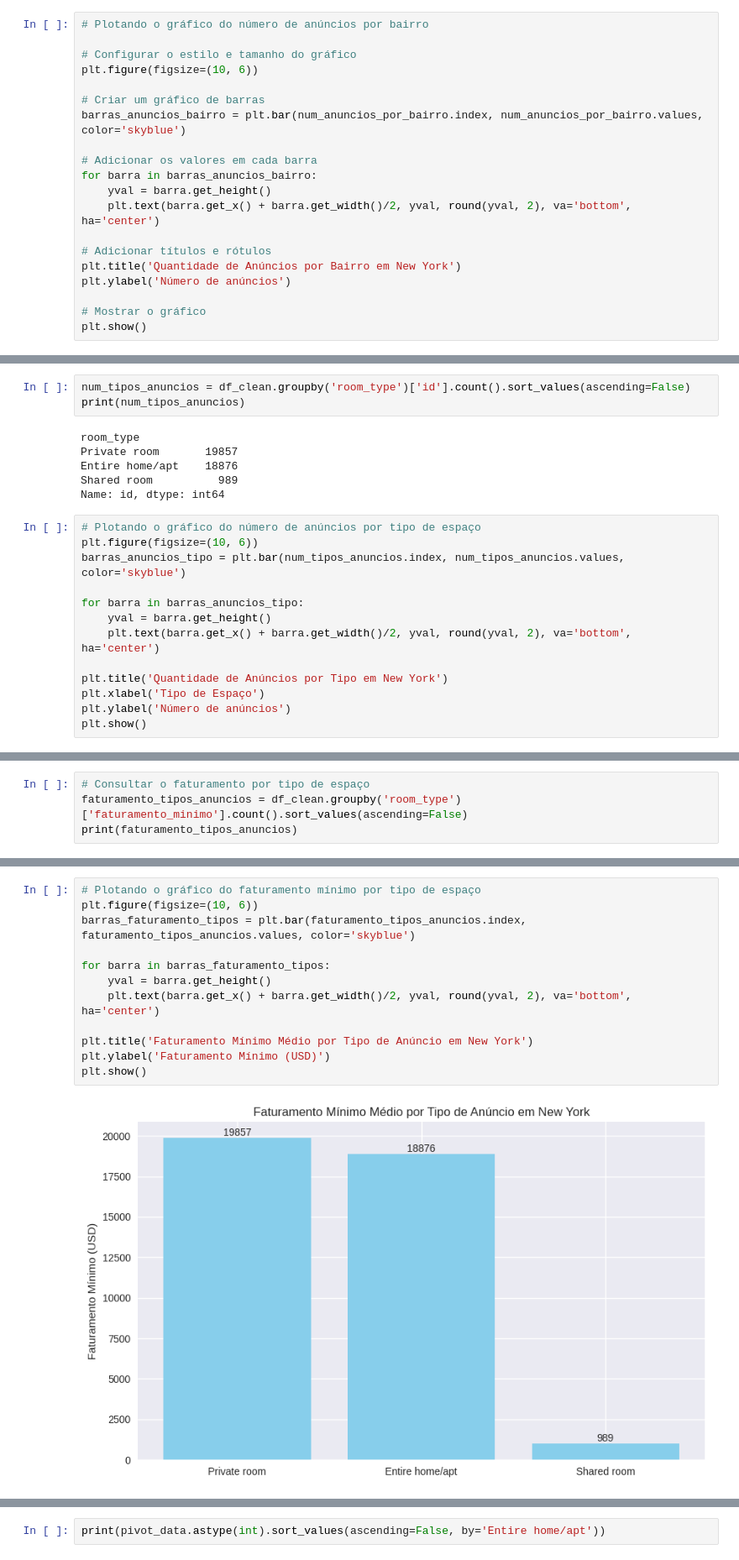
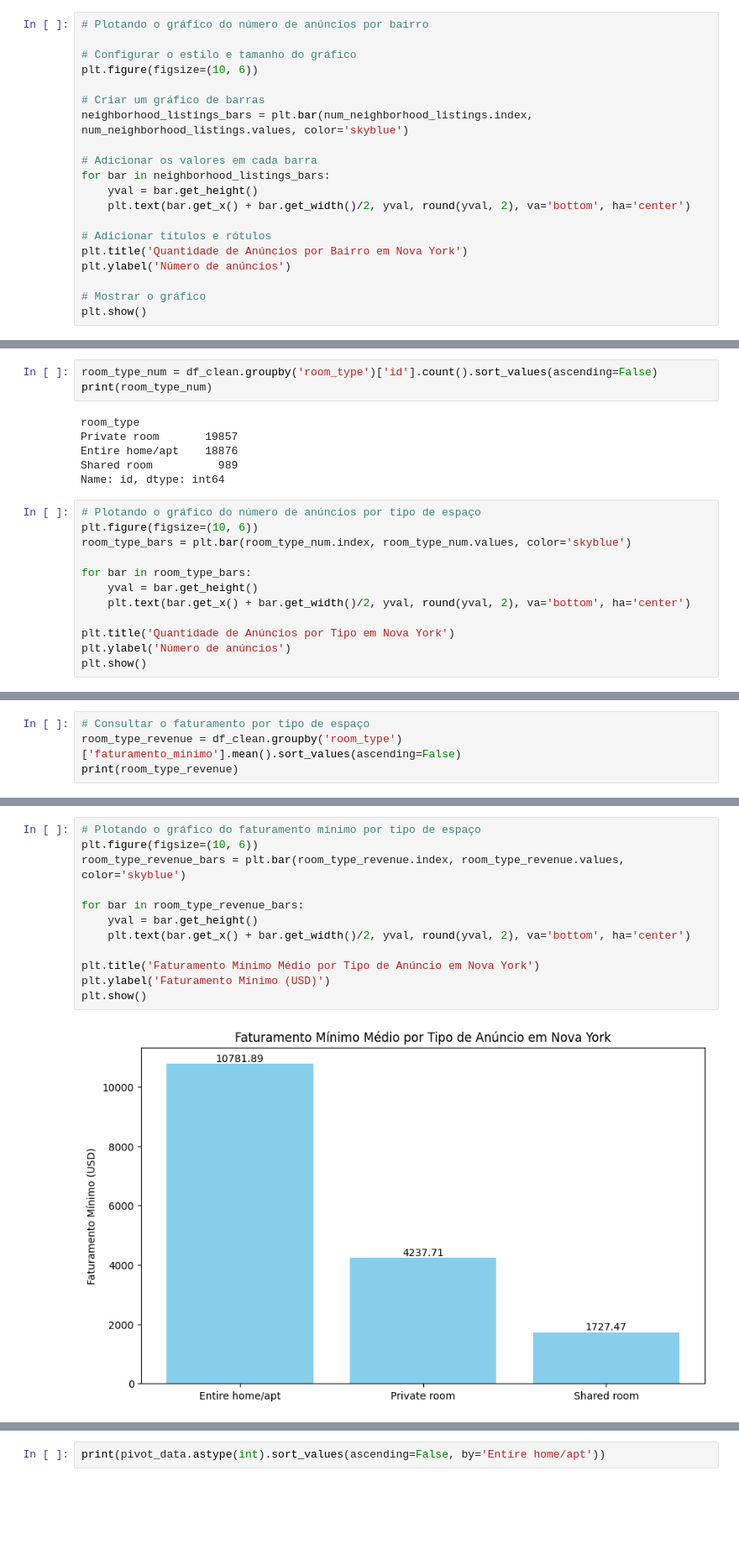
Before and after one commit to drisanches/LH_CD_DRIELLY, a Jupyter notebook: EDA_prediction_model.ipynb, the cells around one changed output, grey strips where cells are left out. Shown at 84% size. Drawn from its saved outputs; the diff is of its cells as text; blank space fills up the shorter version.

```diff
--- a/EDA_prediction_model.ipynb
+++ b/EDA_prediction_model.ipynb
@@ -585,15 +578,15 @@ Name: id, dtype: int64
 plt.figure(figsize=(10, 6))
 
 # Criar um gráfico de barras
-barras_anuncios_bairro = plt.bar(num_anuncios_por_bairro.index, num_anuncios_por_bairro.values, color='skyblue')
+neighborhood_listings_bars = plt.bar(num_neighborhood_listings.index, num_neighborhood_listings.values, color='skyblue')
 
 # Adicionar os valores em cada barra
-for barra in barras_anuncios_bairro:
-    yval = barra.get_height()
-    plt.text(barra.get_x() + barra.get_width()/2, yval, round(yval, 2), va='bottom', ha='center')
+for bar in neighborhood_listings_bars:
+    yval = bar.get_height()
+    plt.text(bar.get_x() + bar.get_width()/2, yval, round(yval, 2), va='bottom', ha='center')
 
 # Adicionar títulos e rótulos
-plt.title('Quantidade de Anúncios por Bairro em New York')
+plt.title('Quantidade de Anúncios por Bairro em Nova York')
 plt.ylabel('Número de anúncios')
 
 # Mostrar o gráfico
@@ -658,8 +651,8 @@ Assim, as cinco regiões de Manhattan mais promissoras em termos de rentabilidad
 # %% [markdown]
 ### 1.5 Análise dos Tipos de Espaço
 # %%
-num_tipos_anuncios = df_clean.groupby('room_type')['id'].count().sort_values(ascending=False)
-print(num_tipos_anuncios)
+room_type_num = df_clean.groupby('room_type')['id'].count().sort_values(ascending=False)
+print(room_type_num)
 # %% [output]
 room_type
 Private room       19857
@@ -669,14 +662,13 @@ Name: id, dtype: int64
 # %%
 # Plotando o gráfico do número de anúncios por tipo de espaço
 plt.figure(figsize=(10, 6))
-barras_anuncios_tipo = plt.bar(num_tipos_anuncios.index, num_tipos_anuncios.values, color='skyblue')
+room_type_bars = plt.bar(room_type_num.index, room_type_num.values, color='skyblue')
 
-for barra in barras_anuncios_tipo:
-    yval = barra.get_height()
-    plt.text(barra.get_x() + barra.get_width()/2, yval, round(yval, 2), va='bottom', ha='center')
+for bar in room_type_bars:
+    yval = bar.get_height()
+    plt.text(bar.get_x() + bar.get_width()/2, yval, round(yval, 2), va='bottom', ha='center')
 
-plt.title('Quantidade de Anúncios por Tipo em New York')
-plt.xlabel('Tipo de Espaço')
+plt.title('Quantidade de Anúncios por Tipo em Nova York')
 plt.ylabel('Número de anúncios')
 plt.show()
 # %% [output]
@@ -684,6 +678,6 @@ plt.show()
 # %%
 # Consultar o faturamento por tipo de espaço
-faturamento_tipos_anuncios = df_clean.groupby('room_type')['faturamento_minimo'].count().sort_values(ascending=False)
-print(faturamento_tipos_anuncios)
+room_type_revenue = df_clean.groupby('room_type')['faturamento_minimo'].mean().sort_values(ascending=False)
+print(room_type_revenue)
 # %% [output]
 room_type
@@ -694,14 +688,14 @@ Name: faturamento_minimo, dtype: int64
 # %%
 # Plotando o gráfico do faturamento mínimo por tipo de espaço
 plt.figure(figsize=(10, 6))
-barras_faturamento_tipos = plt.bar(faturamento_tipos_anuncios.index, faturamento_tipos_anuncios.values, color='skyblue')
+room_type_revenue_bars = plt.bar(room_type_revenue.index, room_type_revenue.values, color='skyblue')
 
-for barra in barras_faturamento_tipos:
-    yval = barra.get_height()
-    plt.text(barra.get_x() + barra.get_width()/2, yval, round(yval, 2), va='bottom', ha='center')
+for bar in room_type_revenue_bars:
+    yval = bar.get_height()
+    plt.text(bar.get_x() + bar.get_width()/2, yval, round(yval, 2), va='bottom', ha='center')
 
-plt.title('Faturamento Mínimo Médio por Tipo de Anúncio em New York')
+plt.title('Faturamento Mínimo Médio por Tipo de Anúncio em Nova York')
 plt.ylabel('Faturamento Mínimo (USD)')
 plt.show()
 # %% [output]
-[figure, old version]
+[figure, new version]
```
Also changed, not shown: parts of 57 cells of this notebook, 1 other file.
